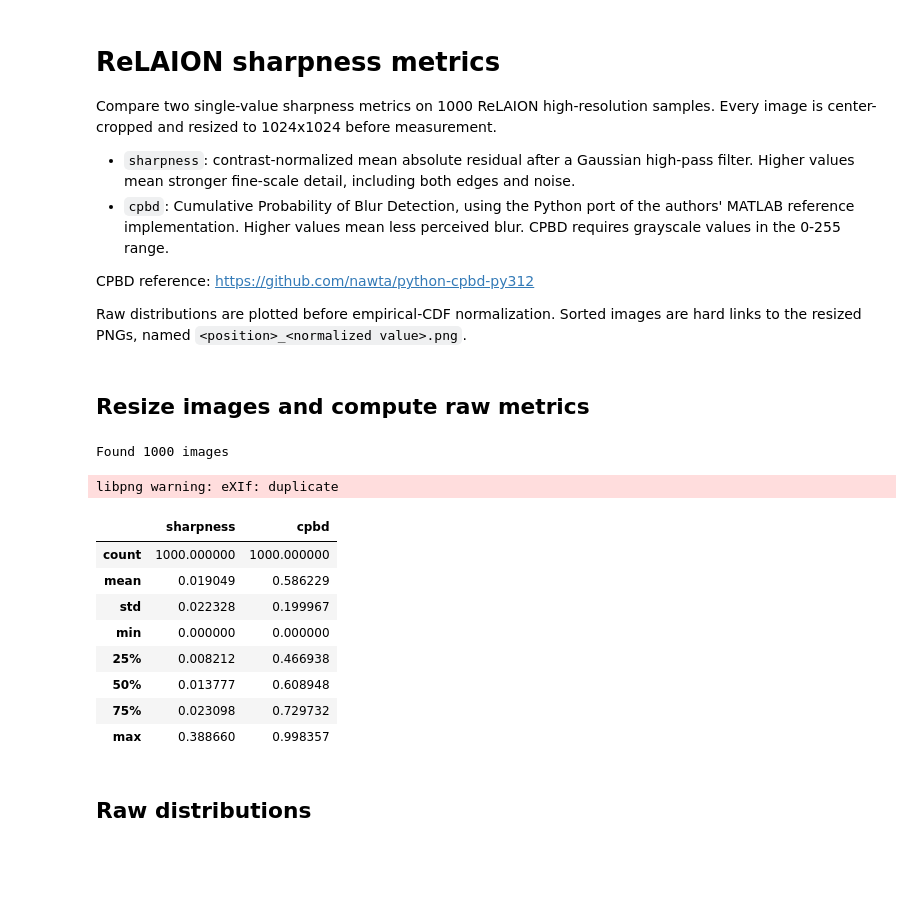
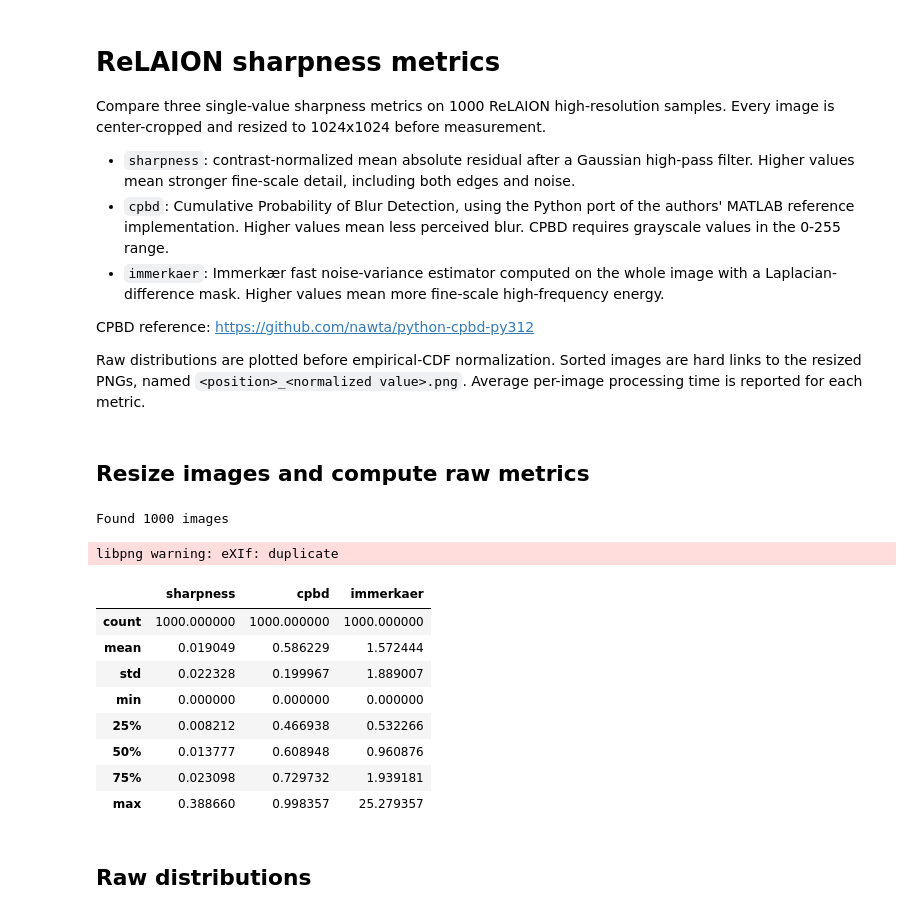
Before and after one commit to tensorforger/STDev, a Jupyter notebook: notebooks/relaion_sharpness_metrics.ipynb, the cells around one changed output. Cells and saved outputs as stored; diff of their text form; code cells hidden in the pictures; blank space fills up the shorter version.

Commit message:
multi-vae test, hff estimator

```diff
--- a/notebooks/relaion_sharpness_metrics.ipynb
+++ b/notebooks/relaion_sharpness_metrics.ipynb
@@ -1,7 +1,7 @@
 # %% [markdown]
 # ReLAION sharpness metrics
 
-Compare two single-value sharpness metrics on 1000 ReLAION high-resolution samples. Every image
+Compare three single-value sharpness metrics on 1000 ReLAION high-resolution samples. Every image
 is center-cropped and resized to 1024x1024 before measurement.
 
 - `sharpness`: contrast-normalized mean absolute residual after a Gaussian high-pass filter.
@@ -9,13 +9,18 @@ is center-cropped and resized to 1024x1024 before measurement.
 - `cpbd`: Cumulative Probability of Blur Detection, using the Python port of the authors' MATLAB
   reference implementation. Higher values mean less perceived blur. CPBD requires grayscale
   values in the 0-255 range.
+- `immerkaer`: Immerkær fast noise-variance estimator computed on the whole image with a
+  Laplacian-difference mask. Higher values mean more fine-scale high-frequency energy.
 
 CPBD reference: https://github.com/nawta/python-cpbd-py312
 
 Raw distributions are plotted before empirical-CDF normalization. Sorted images are hard links
-to the resized PNGs, named `<position>_<normalized value>.png`.
+to the resized PNGs, named `<position>_<normalized value>.png`. Average per-image processing time
+is reported for each metric.
 # %%
+import itertools
 import multiprocessing
+import time
 from concurrent.futures import ProcessPoolExecutor
 from pathlib import Path
 
@@ -33,6 +38,7 @@ DATASET_DIRECTORY = REPOSITORY_ROOT / "datasets" / "relaion_high_resolution_subs
 RESIZED_DIRECTORY = REPOSITORY_ROOT / "dev" / "relaion_high_resolution_subset_1024"
 SHARPNESS_SORTED_DIRECTORY = REPOSITORY_ROOT / "dev" / "relaion_sorted_sharpness"
 CPBD_SORTED_DIRECTORY = REPOSITORY_ROOT / "dev" / "relaion_sorted_cpbd"
+IMMERKAER_SORTED_DIRECTORY = REPOSITORY_ROOT / "dev" / "relaion_sorted_immerkaer"
 METRICS_TABLE_PATH = REPOSITORY_ROOT / "dev" / "relaion_sharpness_metrics.csv"
 IMAGE_EXTENSIONS = {".jpg", ".jpeg", ".png", ".webp"}
 NUM_WORKERS = 8
@@ -40,11 +46,13 @@ NUM_WORKERS = 8
 IMAGE_SIZE = 1024
 HIGH_PASS_SIGMA = 1.0
 MINIMAL_CONTRAST = 0.05
-METRIC_NAMES = ("sharpness", "cpbd")
+METRIC_NAMES = ("sharpness", "cpbd", "immerkaer")
 SORTED_DIRECTORIES = {
     "sharpness": SHARPNESS_SORTED_DIRECTORY,
     "cpbd": CPBD_SORTED_DIRECTORY,
+    "immerkaer": IMMERKAER_SORTED_DIRECTORY,
 }
+IMMERKAER_KERNEL = np.array([[1, -2, 1], [-2, 4, -2], [1, -2, 1]], dtype=np.float64)
 # %%
 def compute_simplified_sharpness(image: np.ndarray) -> float:
     """
@@ -71,53 +79,80 @@ def compute_cpbd(image: np.ndarray) -> float:
     """
     luminance = cv2.cvtColor(image, cv2.COLOR_BGR2GRAY).astype(np.float64)
     return float(cpbd.compute(luminance))
+# %%
+def compute_immerkaer(image: np.ndarray) -> float:
+    """
+    Immerkaer estimate of the standard deviation of fine-scale image noise on the whole image.
+
+    args:
+        image: [H, W, 3], channel_order: BGR, pixel_values: [0...255], dtype: uint8
+    returns:
+        immerkaer_value: non-negative estimate in 0-255 intensity units
+    """
+    luminance = cv2.cvtColor(image, cv2.COLOR_BGR2GRAY).astype(np.float64)
+    height, width = luminance.shape
+    response = cv2.filter2D(luminance, -1, IMMERKAER_KERNEL, borderType=cv2.BORDER_REFLECT)
+    valid_response = response[1:-1, 1:-1]
+    return float(
+        np.sqrt(np.pi / 2.0) / (6.0 * (width - 2) * (height - 2)) * np.abs(valid_response).sum()
+    )
 # %% [markdown]
 ## Resize images and compute raw metrics
 # %%
+METRIC_FUNCTIONS = {
+    "sharpness": compute_simplified_sharpness,
+    "cpbd": compute_cpbd,
+    "immerkaer": compute_immerkaer,
+}
+
+
 def process_image(image_path: Path) -> dict[str, float | str]:
     """
-    Resizes one image, saves it as PNG and computes both sharpness metrics.
+    Resizes one image, saves it as PNG and computes all sharpness metrics with their timings.
     """
     cv2.setNumThreads(1)
     image = cv2.imread(str(image_path))
     if image is None:
         raise ValueError(f"Could not read image: {image_path}")
     image = crop_maximal_rectangle(image, target_height=IMAGE_SIZE, target_width=IMAGE_SIZE)
     resized_path = RESIZED_DIRECTORY / f"{image_path.stem}.png"
     resized_path.parent.mkdir(parents=True, exist_ok=True)
     if not cv2.imwrite(str(resized_path), image):
         raise OSError(f"Could not write image: {resized_path}")
-    return {
+    record: dict[str, float | str] = {
         "name": image_path.stem,
         "source_path": str(image_path),
         "resized_path": str(resized_path),
-        "sharpness": compute_simplified_sharpness(image),
-        "cpbd": compute_cpbd(image),
     }
+    for metric_name, metric_function in METRIC_FUNCTIONS.items():
+        start_time = time.perf_counter()
+        record[metric_name] = metric_function(image)
+        record[f"{metric_name}_seconds"] = time.perf_counter() - start_time
+    return record
 
 
 image_paths = sorted(
     path for path in DATASET_DIRECTORY.iterdir() if path.suffix.lower() in IMAGE_EXTENSIONS
 )
 print(f"Found {len(image_paths)} images")
 with ProcessPoolExecutor(
     max_workers=NUM_WORKERS, mp_context=multiprocessing.get_context("fork")
 ) as executor:
     records = list(tqdm(executor.map(process_image, image_paths), total=len(image_paths)))
 metrics_table = pd.DataFrame(records)
 metrics_table[list(METRIC_NAMES)].describe()
 # %% [output]
 Found 1000 images
 libpng warning: eXIf: duplicate
-|  | sharpness | cpbd |
-| count | 1000.000000 | 1000.000000 |
-| mean | 0.019049 | 0.586229 |
-| std | 0.022328 | 0.199967 |
-| min | 0.000000 | 0.000000 |
-| 25% | 0.008212 | 0.466938 |
-| 50% | 0.013777 | 0.608948 |
-| 75% | 0.023098 | 0.729732 |
-| max | 0.388660 | 0.998357 |
+|  | sharpness | cpbd | immerkaer |
+| count | 1000.000000 | 1000.000000 | 1000.000000 |
+| mean | 0.019049 | 0.586229 | 1.572444 |
+| std | 0.022328 | 0.199967 | 1.889007 |
+| min | 0.000000 | 0.000000 | 0.000000 |
+| 25% | 0.008212 | 0.466938 | 0.532266 |
+| 50% | 0.013777 | 0.608948 | 0.960876 |
+| 75% | 0.023098 | 0.729732 | 1.939181 |
+| max | 0.388660 | 0.998357 | 25.279357 |
 # %% [markdown]
 ## Raw distributions
 # %%
```
Also changed, not shown: parts of 5 cells of this notebook, 13 other files.
